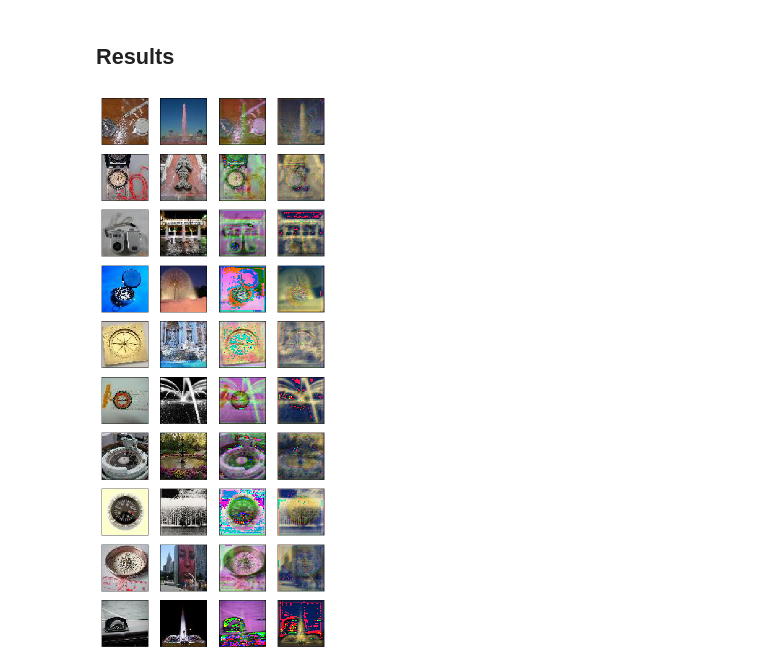
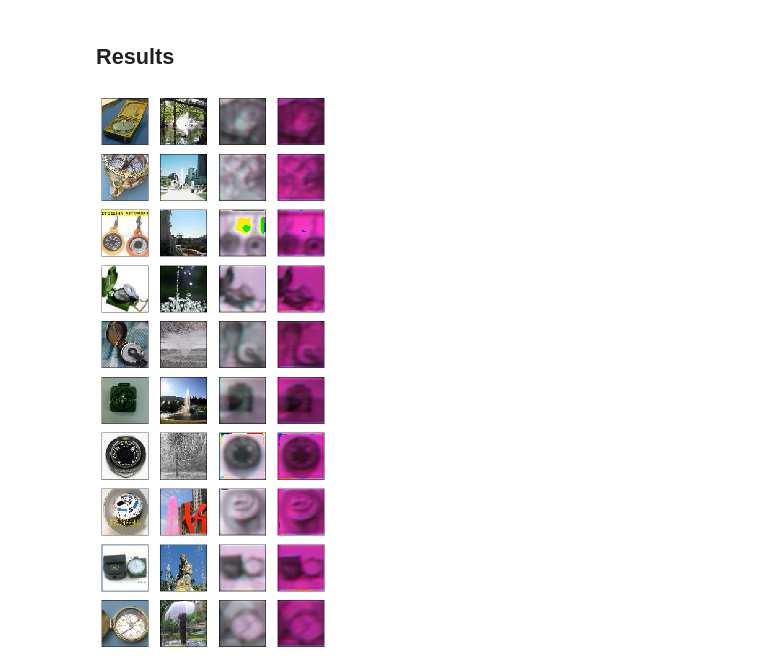
Before and after one commit to alexandremuzio/deep-steg, a Jupyter notebook: deep_steg.ipynb, the cells around one changed output. Cells and saved outputs as stored; diff of their text form; code cells hidden in the pictures.

```diff
--- a/deep_steg.ipynb
+++ b/deep_steg.ipynb
@@ -15,6 +13,7 @@ Using TensorFlow backend.
 # %%
 DATA_DIR = "./data"
 TRAIN_DIR = os.path.join(DATA_DIR, "train")
+TEST_DIR = os.path.join(DATA_DIR, "test")
 # %%
 img = image.load_img('data/train/n01443537/images/n01443537_0.JPEG')
 
@@ -71,35 +91,43 @@ plt.imshow(X_train[11])
 ## Model
 # %%
 from keras.layers import concatenate, Conv2D
+import keras.backend as K
+
+beta = 1.0
+def model_loss(y_true, y_pred):
+    s_true, c_true = y_true[...,0:3], y_true[...,3:6]
+    s_pred, c_pred = y_pred[...,0:3], y_pred[...,3:6]
+
+    s_loss = K.sum(K.square(s_true - s_pred))
+    c_loss = K.sum(K.square(c_true - c_pred))
+
+    return c_loss + beta * s_loss
 
 def create_model(input_size):
     input_S = Input(shape=(input_size))
     input_C= Input(shape=(input_size))
 
     # Prep network
-    x = Conv2D(3, (7, 7), strides = (1, 1), padding = 'same', name = 'conv_prep')(input_S)
+    x = Conv2D(3, (7, 7), strides = (1, 1), padding='same', name='conv_prep')(input_S)
 
     x = concatenate([input_C, x])
 
     # Hiding network
-    x = Conv2D(50, (3, 3), strides = (1, 1), padding = 'same', name = 'conv_hid0')(x)
-    # x = MaxPooling2D((2, 2), padding='same', name = 'pool_hid0')(x)
-    x = Conv2D(50, (4, 4), strides = (1, 1), padding = 'same', name = 'conv_hid1')(x)
-    # x = MaxPooling2D((2, 2), padding='same', name = 'pool_hid1')(x)
-    x = Conv2D(50, (4, 4), strides = (1, 1), padding = 'same', name = 'conv_hid2')(x)
-    # x = MaxPooling2D((2, 2), padding='same', name = 'pool_hid2')(x)
-    x = Conv2D(50, (5, 5), strides = (1, 1), padding = 'same', name = 'conv_hid3')(x)
-    # x = MaxPooling2D((2, 2), padding='same', name = 'pool_hid3')(x)
-    x = Conv2D(3, (5, 5), strides = (1, 1), padding = 'same', name = 'conv_hid4')(x)
-    # output_Cprime = MaxPooling2D((2, 2), padding='same', name = 'c_prime')(x)
-    output_Cprime = Conv2D(3, (3, 3), strides = (1, 1), padding = 'same', name = 'conv_hid5')(x)
+    x = Conv2D(50, (3, 3), strides = (1, 1), padding='same', activation='relu', name='conv_hid0')(x)
+    x = Conv2D(50, (4, 4), strides = (1, 1), padding='same', activation='relu', name='conv_hid1')(x)
+    x = Conv2D(50, (4, 4), strides = (1, 1), padding='same', activation='relu', name='conv_hid2')(x)
+    x = Conv2D(50, (5, 5), strides = (1, 1), padding='same', activation='relu', name='conv_hid3')(x)
+    x = Conv2D(50, (5, 5), strides = (1, 1), padding='same', activation='relu', name='conv_hid4')(x)
+    output_Cprime = Conv2D(3, (3, 3), strides = (1, 1), padding='same', activation='relu', name='conv_hid5')(x)
+
+    # TODO Add noise here. Gaussian?
 
     # Reveal network
-    output_Sprime = Conv2D(3, (3, 3), strides = (1, 1), padding = 'same', name = 'conv_rev0')(output_Cprime)
-    # output_Sprime = MaxPooling2D((2, 2), padding='same', name = 's_prime')(x)
+    output_Sprime = Conv2D(3, (3, 3), strides = (1, 1), padding='same', activation='relu', name='conv_rev0')(output_Cprime)
+    # output_Sprime = MaxPooling2D((2, 2), padding='same', name='s_prime')(x)
 
     # Models
-    autoencoder = Model(inputs=[input_S, input_C], outputs=[output_Sprime, output_Cprime], name = "AutoEncoderModel")
+    autoencoder = Model(inputs=[input_S, input_C], outputs=concatenate([output_Sprime, output_Cprime]), name = 'AutoEncoderModel')
 
     # encoder = Model(inputs=[input_S, input_C], outputs=output_Cprime)
 
@@ -112,4 +140,4 @@ def create_model(input_size):
 # %%
 autoencoder_model = create_model(input_S.shape[1:])
 
-autoencoder_model.compile(optimizer='adam', loss='mean_squared_error')
+autoencoder_model.compile(optimizer='adam', loss=model_loss)
@@ -116,3 +153,3 @@ autoencoder_model.compile(optimizer='adam', loss='mean_squared_error')
 # %%
-autoencoder_model.fit([input_S, input_C], [input_S, input_C], epochs=10)
+autoencoder_model.fit([input_S, input_C], np.concatenate((input_S, input_C),axis=3), epochs=1)
 # %% [output]
@@ -142,31 +161,31 @@ Epoch 10/10
 # %%
 decoded = autoencoder_model.predict([input_S, input_C])
 # %%
-decoded_S, decoded_C = decoded
+decoded_S, decoded_C = decoded[...,0:3], decoded[...,3:6]
 
 n = 10
 plt.figure(figsize=(8, 20))
 for i in range(0, n):
     ax = plt.subplot(n,4, i * 4 + 1)
     plt.imshow(input_C[i])
     ax.get_xaxis().set_visible(False)
     ax.get_yaxis().set_visible(False)
 
     ax = plt.subplot(n,4, i * 4 + 2)
     plt.imshow(input_S[i])
     ax.get_xaxis().set_visible(False)
     ax.get_yaxis().set_visible(False)
 
     ax = plt.subplot(n, 4, i * 4 + 3)
     plt.imshow(decoded_C[i])
     ax.get_xaxis().set_visible(False)
     ax.get_yaxis().set_visible(False)
 
     ax = plt.subplot(n, 4, i * 4 + 4)
     plt.imshow(decoded_S[i])
     ax.get_xaxis().set_visible(False)
     ax.get_yaxis().set_visible(False)
 
 plt.show()
 # %% [output]
-[figure, old version]
+[figure, new version]
```
Also changed, not shown: parts of 8 cells of this notebook.
